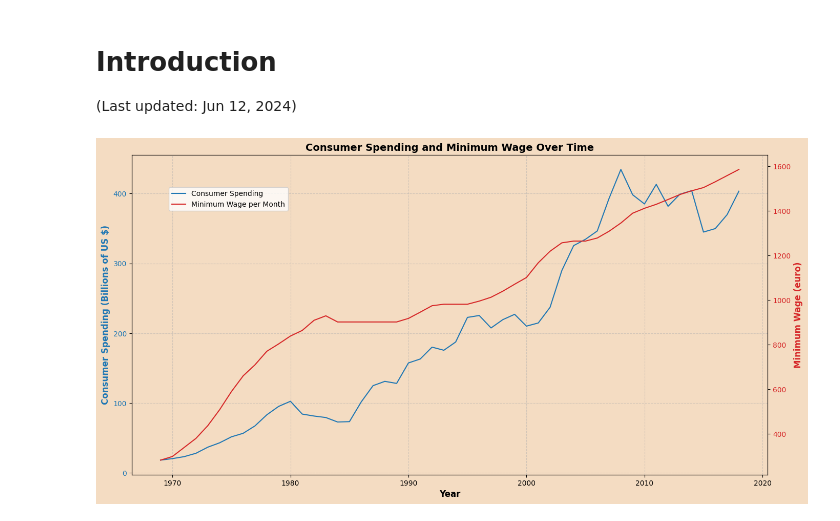
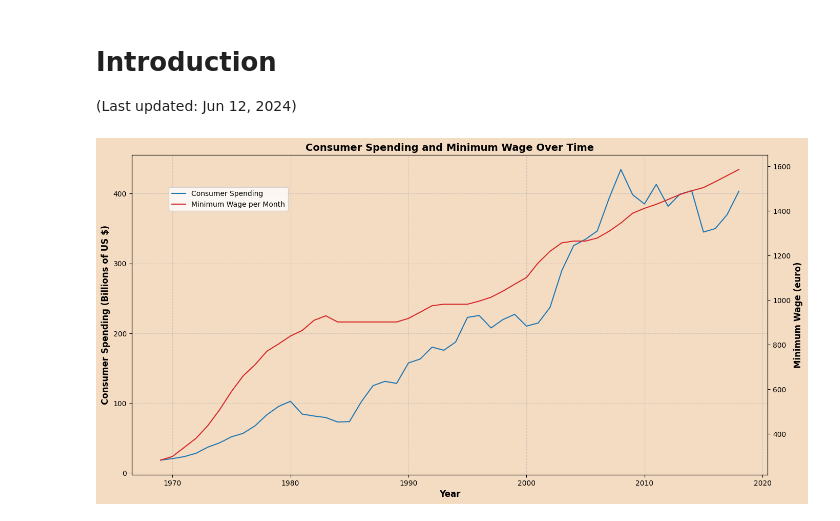
Before and after one commit to anri4/Information_Visualization, a Jupyter notebook: _build/jupyter_execute/docs/main.ipynb, the cells around one changed output. Cells and saved outputs as stored; diff of their text form; code cells hidden in the pictures.

```diff
--- a/_build/jupyter_execute/docs/main.ipynb
+++ b/_build/jupyter_execute/docs/main.ipynb
@@ -26,35 +26,35 @@ fig, ax1 = plt.subplots(figsize=(14, 7))
 # Set the background color of the figure
 fig.patch.set_facecolor('#f4dcc2')
 ax1.set_facecolor('#f4dcc2')
 
 # Plot Consumer Spending on the left y-axis
 ax1.set_xlabel('Year', fontsize=12, fontweight='bold')
-ax1.set_ylabel('Consumer Spending (Billions of US $)', color='tab:blue', fontsize=12, fontweight='bold')
+ax1.set_ylabel('Consumer Spending (Billions of US $)', color='black', fontsize=12, fontweight='bold')
 ax1.plot(merged_df['year'], merged_df[' Billions of US $'], color='tab:blue', label='Consumer Spending')
-ax1.tick_params(axis='y', labelcolor='tab:blue')
+ax1.tick_params(axis='y', labelcolor='black')
 ax1.tick_params(axis='x', colors='black')
 
 # Add grid to ax1
 ax1.grid(True, linestyle='--', alpha=0.5)
 
 # Create a second y-axis to plot the Minimum Wage
 ax2 = ax1.twinx()
 ax2.set_facecolor('#f4dcc2')
-ax2.set_ylabel('Minimum Wage (euro)', color='tab:red', fontsize=12, fontweight='bold')
+ax2.set_ylabel('Minimum Wage (euro)', color='black', fontsize=12, fontweight='bold')
 ax2.plot(merged_df['year'], merged_df['minimum wage per month (euro)'], color='tab:red', label='Minimum Wage per Month')
-ax2.tick_params(axis='y', labelcolor='tab:red')
+ax2.tick_params(axis='y', labelcolor='black')
 
 # Adding titles and labels
 plt.title('Consumer Spending and Minimum Wage Over Time', fontsize=14, fontweight='bold')
 
 # Show the legend
 fig.tight_layout()  # Ensure the plot fits well
 fig.legend(loc="upper left", bbox_to_anchor=(0.1,0.9))
 
 # Adjust layout to make room for the legend
 fig.subplots_adjust(top=0.98)
 
 # Display the plot
 plt.show()
 # %% [output]
-[figure, old version]
+[figure, new version]
```
Also changed, not shown: 10 other files.
